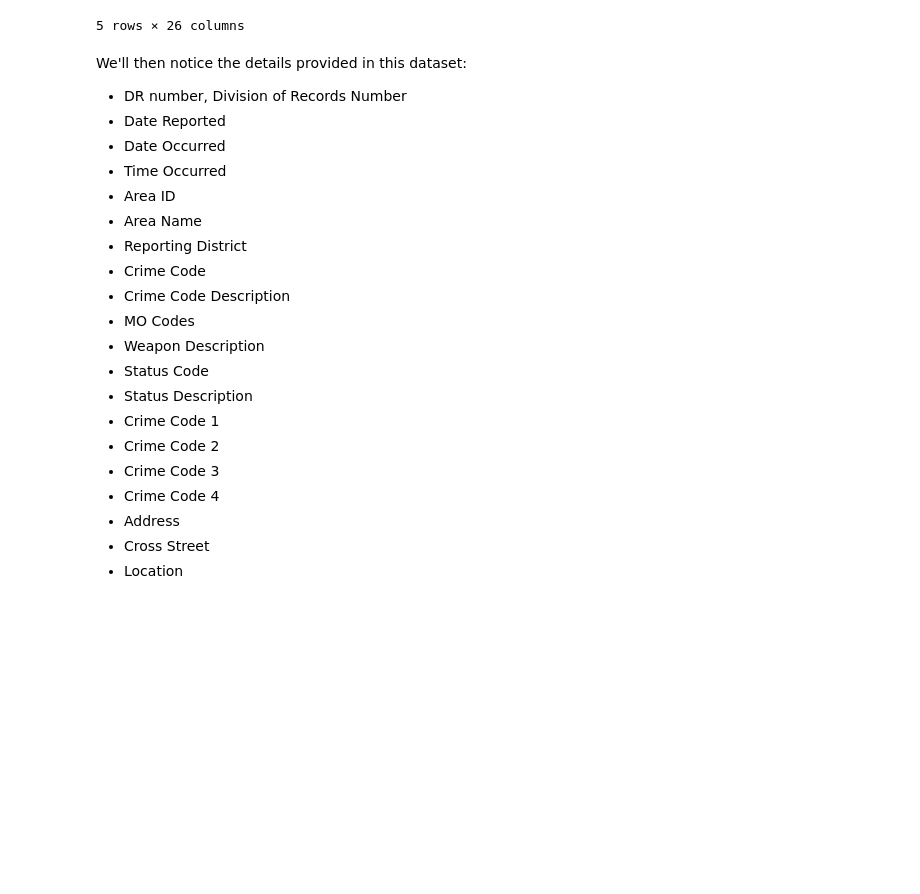
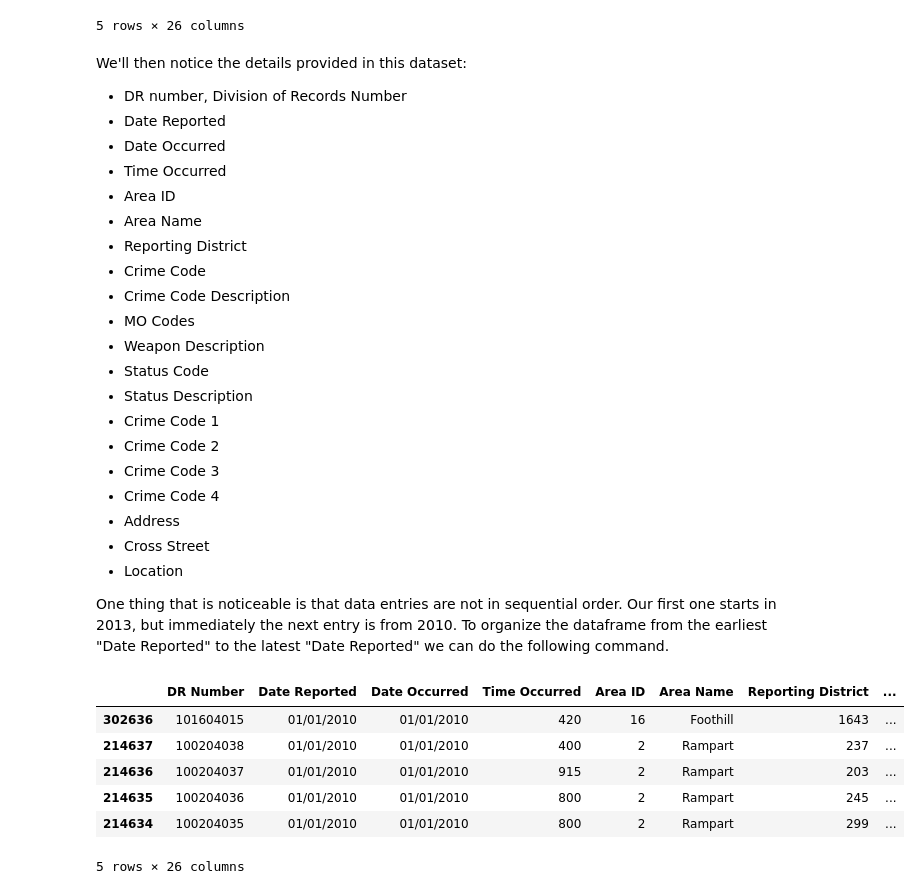
Before and after one commit to asd333333/asd333333.github.io, a Jupyter notebook: Final Project.ipynb, the cells around one changed output. Saved outputs shown, nothing was run; the diff lists cells and outputs as text; code cells hidden in the pictures; blank space fills up the shorter version.

```diff
--- a/Final Project.ipynb
+++ b/Final Project.ipynb
@@ -59,3 +63,16 @@ We'll then notice the details provided in this dataset:
 - Address
 - Cross Street
 - Location
+
+One thing that is noticeable is that data entries are not in sequential order. Our first one starts in 2013, but immediately the next entry is from 2010. To organize the dataframe from the earliest "Date Reported" to the latest "Date Reported" we can do the following command.
+# %%
+sorted_crime_data = crime_data.sort_values(by = ['Date Reported'])
+sorted_crime_data.head()
+# %% [output]
+|  | DR Number | Date Reported | Date Occurred | Time Occurred | Area ID | Area Name | Reporting District | ... |
+| 302636 | 101604015 | 01/01/2010 | 01/01/2010 | 420 | 16 | Foothill | 1643 | ... |
+| 214637 | 100204038 | 01/01/2010 | 01/01/2010 | 400 | 2 | Rampart | 237 | ... |
+| 214636 | 100204037 | 01/01/2010 | 01/01/2010 | 915 | 2 | Rampart | 203 | ... |
+| 214635 | 100204036 | 01/01/2010 | 01/01/2010 | 800 | 2 | Rampart | 245 | ... |
+| 214634 | 100204035 | 01/01/2010 | 01/01/2010 | 800 | 2 | Rampart | 299 | ... |
+5 rows × 26 columns
```
Also changed, not shown: parts of 21 cells of this notebook.
